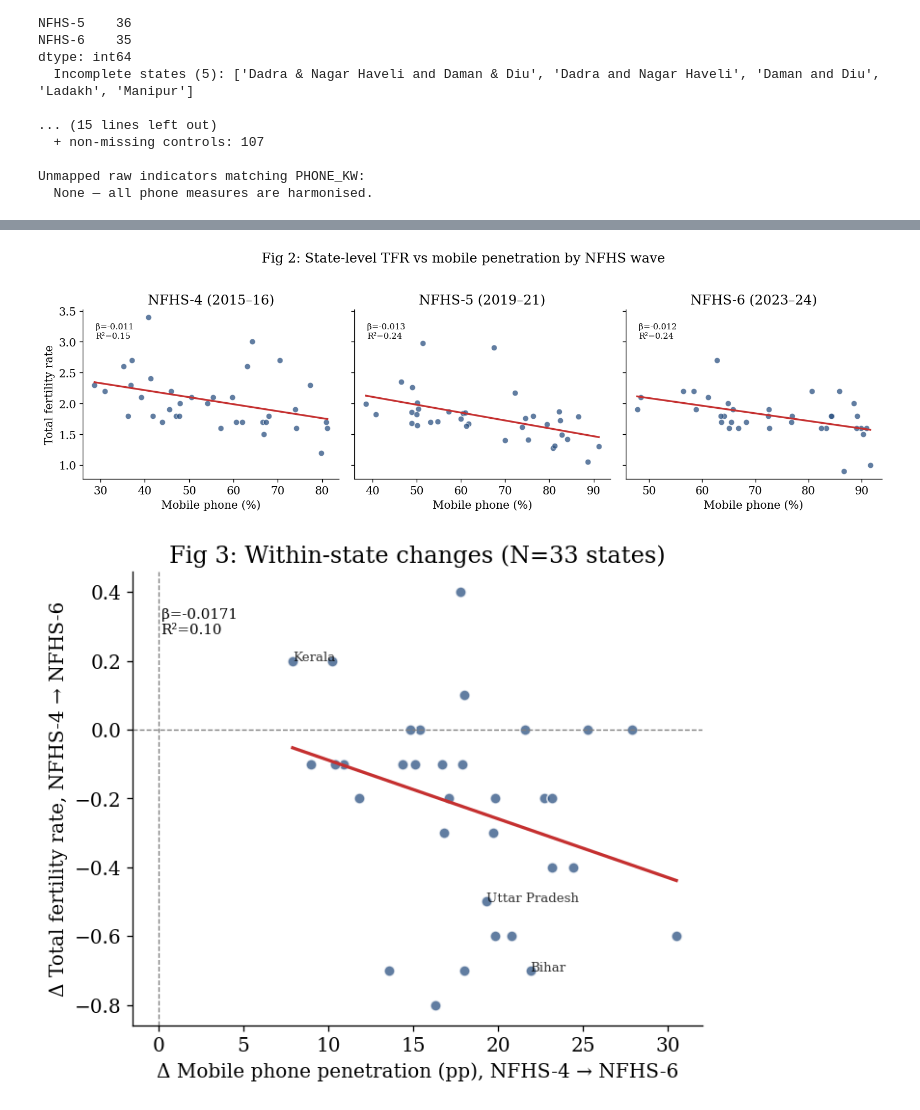
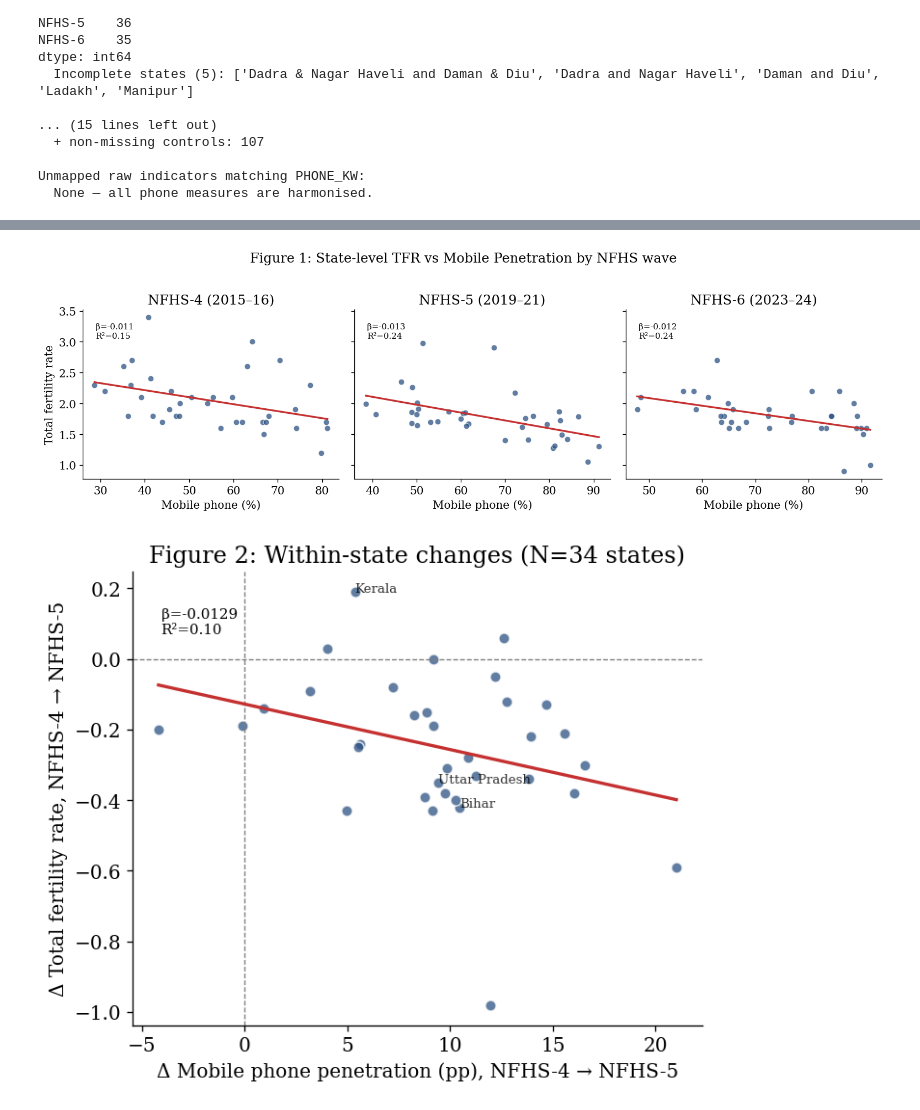
Before and after one commit to Eknoor-S-Sandhu/NFHS_Smartphones_Fertility, a Jupyter notebook: NFHS_3-6.ipynb, the cells around one changed output, grey strips where cells are left out. Cells and saved outputs as stored; diff of their text form; code cells hidden in the pictures.

Commit message:
Commit changes for Publication_Figures

```diff
--- a/NFHS_3-6.ipynb
+++ b/NFHS_3-6.ipynb
@@ -306,5 +259,5 @@ plt.show()
 # %%
-# --- Fig 2: Cross-sectional scatter — TFR vs mobile by wave ---
+# --- Fig 1: Cross-sectional scatter — TFR vs mobile by wave ---
 
 fig, axes = plt.subplots(1, 3, figsize=(13, 4), sharey=True)
 round_labels = {"NFHS-4": "2015–16", "NFHS-5": "2019–21", "NFHS-6": "2023–24"}
@@ -322,45 +275,45 @@ for ax, rnd in zip(axes, MAIN_ROUNDS):
     ax.set_title(f"{rnd} ({round_labels[rnd]})")
 
 axes[0].set_ylabel("Total fertility rate")
-fig.suptitle("Fig 2: State-level TFR vs mobile penetration by NFHS wave", y=1.02)
+fig.suptitle("Figure 1: State-level TFR vs Mobile Penetration by NFHS wave", y=1.02)
 fig.tight_layout()
-fig.savefig(OUTPUT_DIR / "fig2_scatter_by_wave.png", bbox_inches="tight")
+fig.savefig(OUTPUT_DIR / "fig1_scatter_pub.png", bbox_inches="tight")
 plt.show()
 # %% [output]
-[figure, old version]
+[figure, new version]
 # %%
-# --- Fig 3: Change-on-change (NFHS-4 → NFHS-6) ---
+# --- Fig 2: Change-on-change (NFHS-4 → NFHS-5) ---
 
 def wave_slice(df, rnd):
     return df[df["round"] == rnd].set_index("state")[["tfr", "mobile"]]
 
 w4 = wave_slice(panel_main, "NFHS-4")
-w6 = wave_slice(panel_main, "NFHS-6")
-common = w4.index.intersection(w6.index)
-delta = (w6.loc[common] - w4.loc[common]).rename(columns={"tfr": "d_tfr", "mobile": "d_mobile"})
+w5 = wave_slice(panel_main, "NFHS-5")
+common = w4.index.intersection(w5.index)
+delta = (w5.loc[common] - w4.loc[common]).rename(columns={"tfr": "d_tfr", "mobile": "d_mobile"})
 
 fig, ax = plt.subplots(figsize=(6, 5))
 ax.axhline(0, color="grey", lw=0.8, ls="--")
 ax.axvline(0, color="grey", lw=0.8, ls="--")
 ax.scatter(delta["d_mobile"], delta["d_tfr"], alpha=0.75, s=45, color="#2c5282", edgecolors="white")
 
 if len(delta) >= 5:
     m = smf.ols("d_tfr ~ d_mobile", data=delta.reset_index()).fit()
     xline = np.linspace(delta["d_mobile"].min(), delta["d_mobile"].max(), 50)
     ax.plot(xline, m.params["Intercept"] + m.params["d_mobile"] * xline, color="#c53030", lw=2)
     ax.text(0.05, 0.92, f"β={m.params['d_mobile']:.4f}\nR²={m.rsquared:.2f}",
             transform=ax.transAxes, fontsize=9, va="top")
 
 for st in ["Kerala", "Bihar", "Uttar Pradesh"]:
     if st in delta.index:
         ax.annotate(st, (delta.loc[st, "d_mobile"], delta.loc[st, "d_tfr"]), fontsize=8, alpha=0.8)
 
-ax.set_xlabel("Δ Mobile phone penetration (pp), NFHS-4 → NFHS-6")
-ax.set_ylabel("Δ Total fertility rate, NFHS-4 → NFHS-6")
-ax.set_title(f"Fig 3: Within-state changes (N={len(delta)} states)")
+ax.set_xlabel("Δ Mobile phone penetration (pp), NFHS-4 → NFHS-5")
+ax.set_ylabel("Δ Total fertility rate, NFHS-4 → NFHS-5")
+ax.set_title(f"Figure 2: Within-state changes (N={len(delta)} states)")
 fig.tight_layout()
-fig.savefig(OUTPUT_DIR / "fig3_change_on_change.png", bbox_inches="tight")
+fig.savefig(OUTPUT_DIR / "fig2_NFHS4-5change_pub.png", bbox_inches="tight")
 plt.show()
 # %% [output]
-[figure, old version]
+[figure, new version]
 # %%
```
Also changed, not shown: parts of 15 cells of this notebook, 14 other files.
